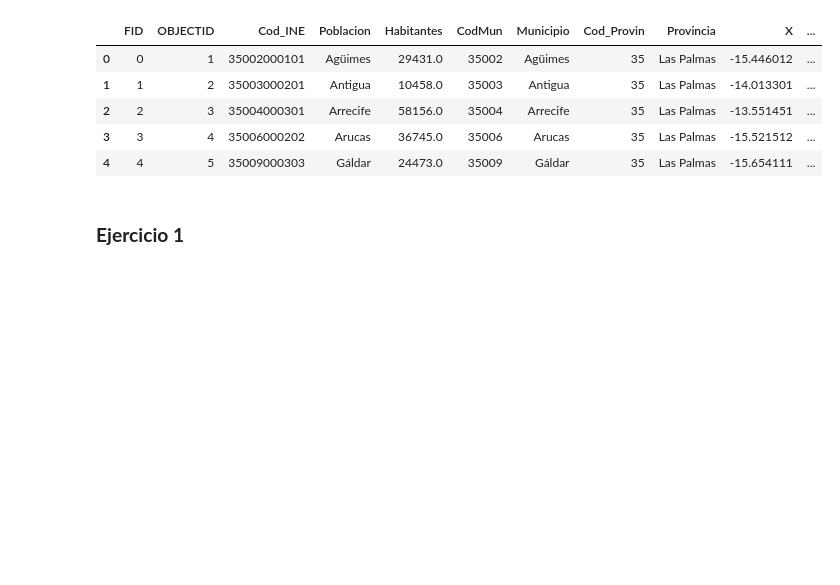
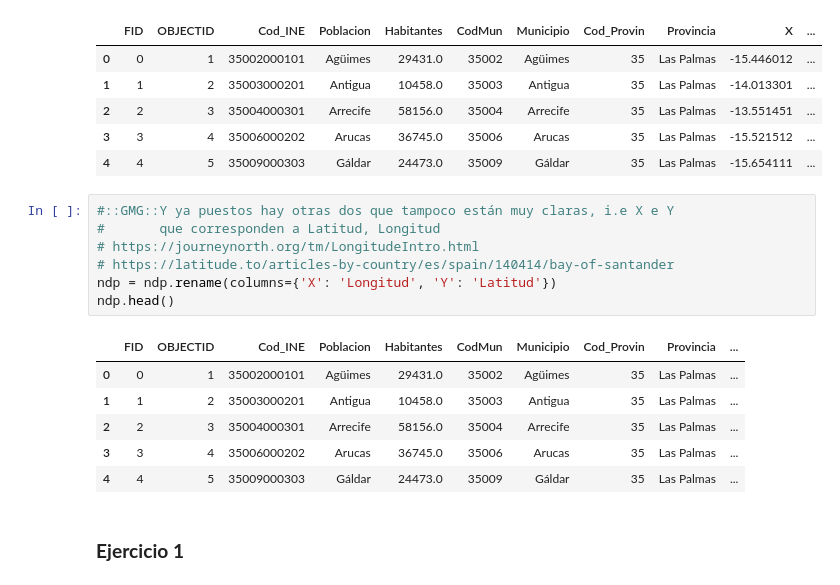
Before and after one commit to yerartdev/uc-m1967-mdsi, a Jupyter notebook: d8/TareaPandas.ipynb, the cells around one changed output. Saved outputs shown, nothing was run; the diff lists cells and outputs as text; blank space fills up the shorter version.

```diff
--- a/d8/TareaPandas.ipynb
+++ b/d8/TareaPandas.ipynb
@@ -69,6 +69,20 @@ ndp.head()
 | 2 | 2 | 3 | 35004000301 | Arrecife | 58156.0 | 35004 | Arrecife | 35 | Las Palmas | -13.551451 | ... |
 | 3 | 3 | 4 | 35006000202 | Arucas | 36745.0 | 35006 | Arucas | 35 | Las Palmas | -15.521512 | ... |
 | 4 | 4 | 5 | 35009000303 | Gáldar | 24473.0 | 35009 | Gáldar | 35 | Las Palmas | -15.654111 | ... |
+# %%
+#::GMG::Y ya puestos hay otras dos que tampoco están muy claras, i.e X e Y
+#       que corresponden a Latitud, Longitud
+# https://journeynorth.org/tm/LongitudeIntro.html
+# https://latitude.to/articles-by-country/es/spain/140414/bay-of-santander
+ndp = ndp.rename(columns={'X': 'Longitud', 'Y': 'Latitud'})
+ndp.head()
+# %% [output]
+|  | FID | OBJECTID | Cod_INE | Poblacion | Habitantes | CodMun | Municipio | Cod_Provin | Provincia | ... |
+| 0 | 0 | 1 | 35002000101 | Agüimes | 29431.0 | 35002 | Agüimes | 35 | Las Palmas | ... |
+| 1 | 1 | 2 | 35003000201 | Antigua | 10458.0 | 35003 | Antigua | 35 | Las Palmas | ... |
+| 2 | 2 | 3 | 35004000301 | Arrecife | 58156.0 | 35004 | Arrecife | 35 | Las Palmas | ... |
+| 3 | 3 | 4 | 35006000202 | Arucas | 36745.0 | 35006 | Arucas | 35 | Las Palmas | ... |
+| 4 | 4 | 5 | 35009000303 | Gáldar | 24473.0 | 35009 | Gáldar | 35 | Las Palmas | ... |
 # %% [markdown]
 ###  **Ejercicio 1**
 # %% [markdown]
```
Also changed, not shown: parts of 8 cells of this notebook.
